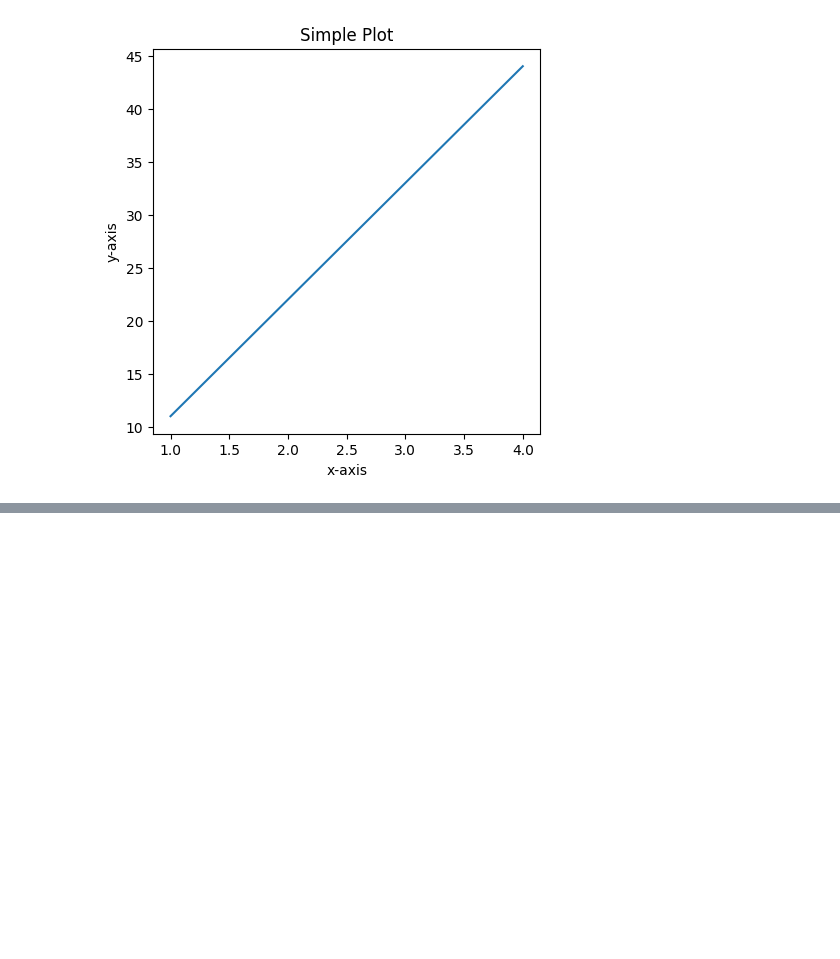
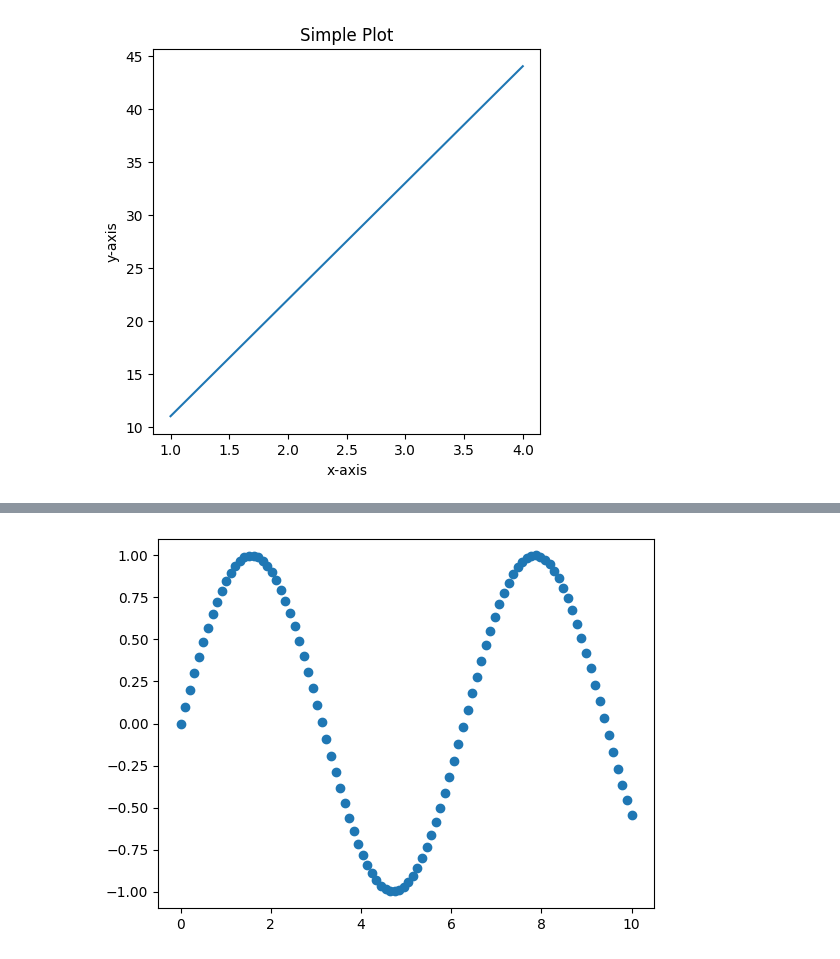
Before and after one commit to wojtqzz21/tutorial_ztm_ml, a Jupyter notebook: matplotlib/introduction-to-matplotlib.ipynb, the cells around one changed output, grey strips where cells are left out. Saved outputs shown, nothing was run; the diff lists cells and outputs as text; code cells hidden in the pictures; blank space fills up the shorter version.

```diff
--- a/matplotlib/introduction-to-matplotlib.ipynb
+++ b/matplotlib/introduction-to-matplotlib.ipynb
@@ -82,0 +110,6 @@ fig.savefig("sample-plot.png")
+# %%
+# Another scatter
+fig, ax = plt.subplots()
+ax.scatter(x, np.sin(x));
+# %% [output]
+[figure, added]
```
Also changed, not shown: parts of 5 cells of this notebook.
